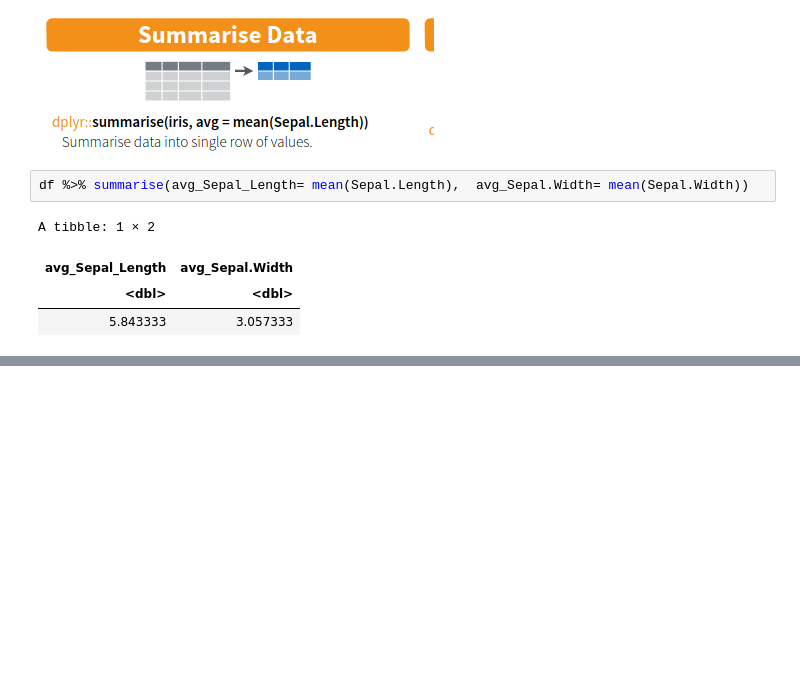
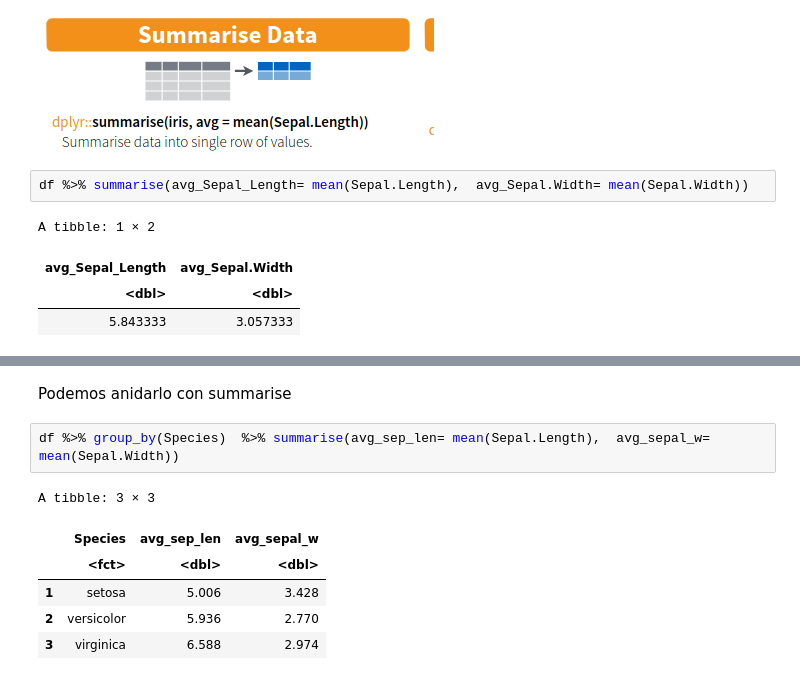
Before and after one commit to IEXE-Tec/computo-datos-masivos, a Jupyter notebook: 06_R_Sagemaker.ipynb, the cells around one changed output, grey strips where cells are left out. Drawn from its saved outputs; the diff is of its cells as text; blank space fills up the shorter version.

```diff
--- a/06_R_Sagemaker.ipynb
+++ b/06_R_Sagemaker.ipynb
@@ -883,0 +888,11 @@ A tibble: 1 × 2
+# %% [markdown]
+Podemos anidarlo con summarise
+# %%
+df %>% group_by(Species)  %>% summarise(avg_sep_len= mean(Sepal.Length),  avg_sepal_w= mean(Sepal.Width))
+# %% [output]
+A tibble: 3 × 3
+|  | Species | avg_sep_len | avg_sepal_w |
+|  | <fct> | <dbl> | <dbl> |
+| 1 | setosa | 5.006 | 3.428 |
+| 2 | versicolor | 5.936 | 2.770 |
+| 3 | virginica | 6.588 | 2.974 |
```
Also changed, not shown: parts of 3 cells of this notebook.
